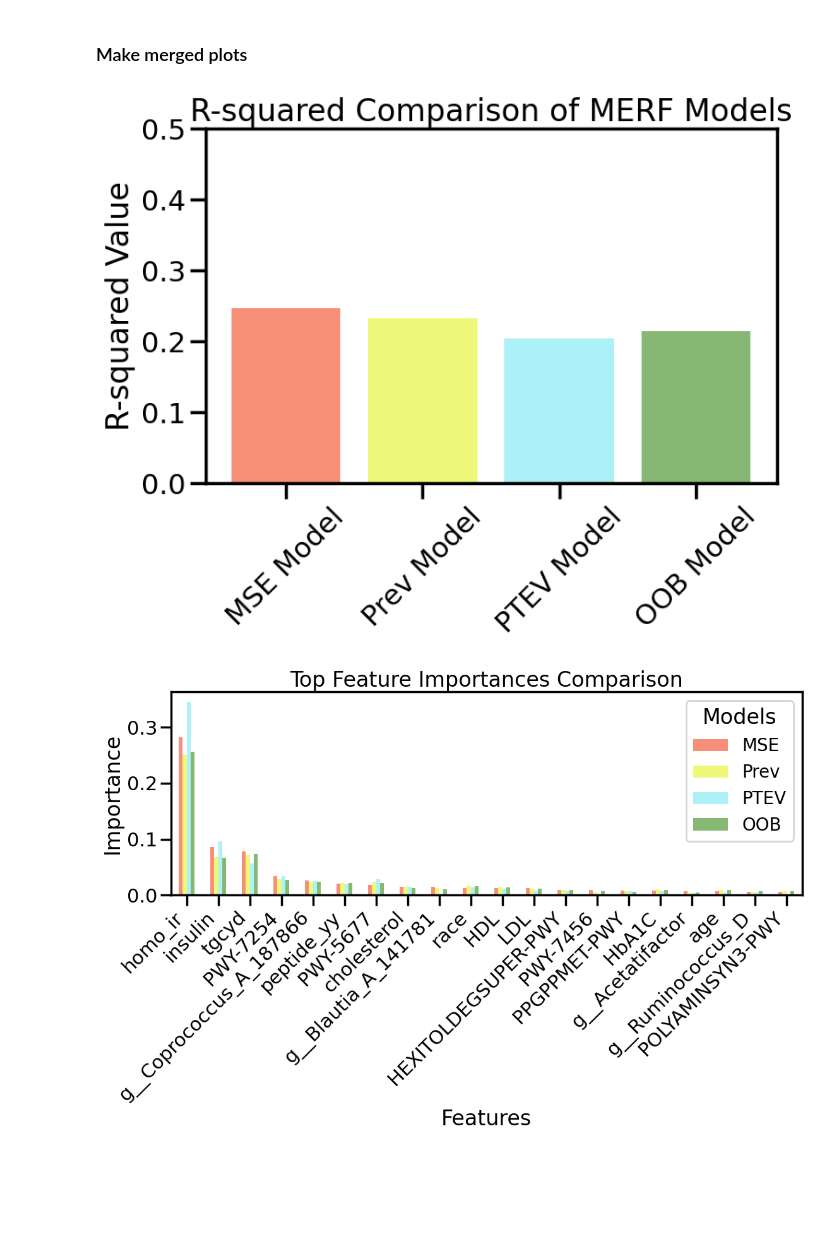
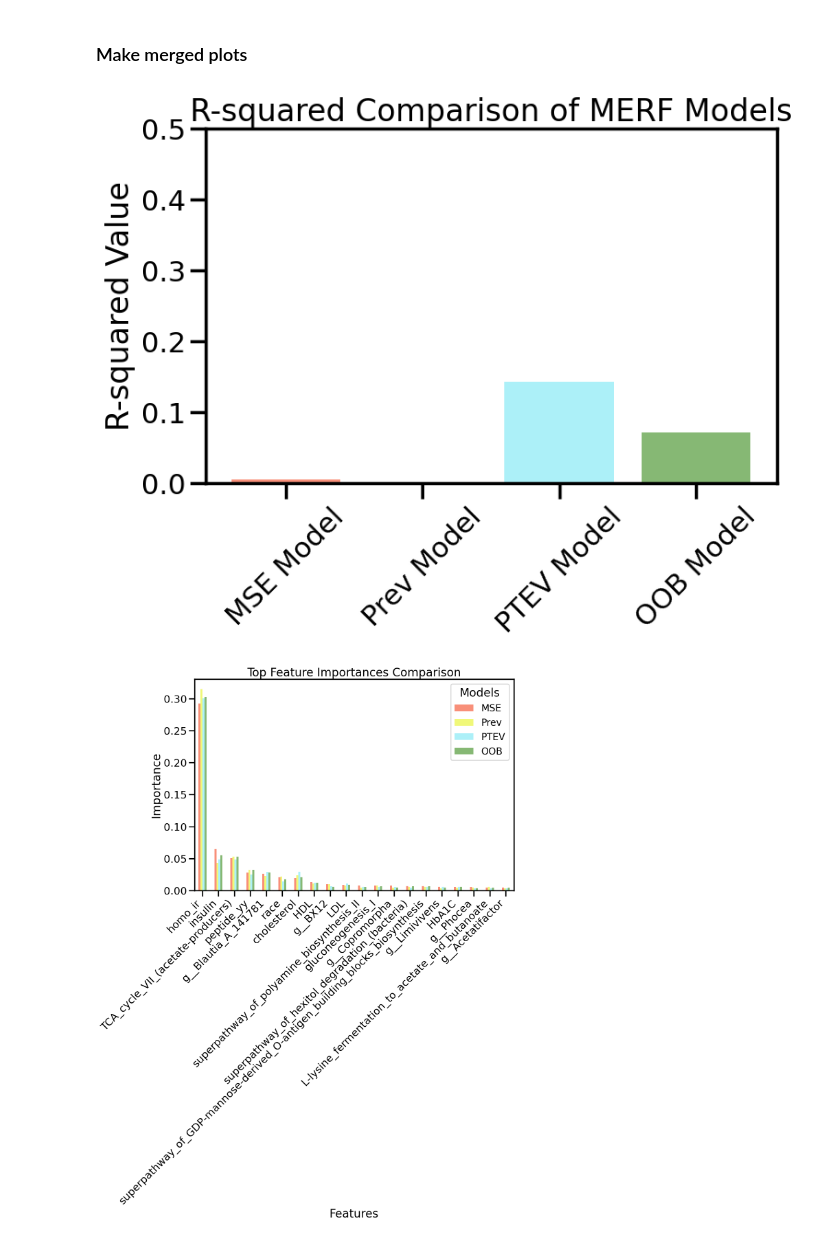
Before and after one commit to emilynyeo/multiomic_drift, a Jupyter notebook: play_scripts/2.models/merf_python/tuned_models/7.all_omic_tuned_2ranges.ipynb, the cells around one changed output. Cells and saved outputs as stored; diff of their text form; code cells hidden in the pictures; blank space fills up the shorter version.

```diff
--- a/play_scripts/2.models/merf_python/tuned_models/7.all_omic_tuned_2ranges.ipynb
+++ b/play_scripts/2.models/merf_python/tuned_models/7.all_omic_tuned_2ranges.ipynb
@@ -27,5 +27,5 @@ df_dir = "/Users/emily/projects/research/Stanislawski/comps/mutli-omic-predictio
 os.makedirs(output_dir, exist_ok=True)
 
 m1_dir = "/Users/emily/projects/research/Stanislawski/comps/mutli-omic-predictions/zachs_rerun/drift_fs/csv/all_omic_processed_data/deltas/"
-test = read_data(m1_dir, "jan30_all_delta_test_imp_varcheck.csv")
-train = read_data(m1_dir, "jan30_all_delta_train_imp_varcheck.csv")
+test = read_data(m1_dir, "feb20_all_delta_test.csv")
+train = read_data(m1_dir, "feb20_all_delta_train.csv")
@@ -32,5 +38,6 @@ train = read_data(m1_dir, "jan30_all_delta_train_imp_varcheck.csv")
 # %%
-columns_to_drop = ['Weight', 'CRP', 'ghrelin','leptin']
+columns_to_drop = ['Weight', 'CRP', 'ghrelin','leptin', 'age.x''peptide_yy', 'tgcyd', 'bmi_prs', 'age.y',
+                   'outcome_wt_fnl', 'outcome_BMI_fnl', 'Glucose','HOMA_IR', 'Insulin_endo', 'HDL_Total_Direct_lipid', 'LDL_Calculated', 'Triglyceride_lipid']
 train = train.drop([col for col in columns_to_drop if col in train.columns], axis=1)
 test = test.drop([col for col in columns_to_drop if col in test.columns], axis=1)
 
@@ -92,7 +99,7 @@ X data:
 # %% [markdown]
 ### Read in fine tuning params
 # %%
-df = pd.read_csv(os.path.join(df_dir, 'jan30_2times_all_omic_deltas_BMI_remove_time_var_imputed_swapped.csv'))
+df = pd.read_csv(os.path.join(df_dir, 'feb20_2times_omic_deltas_BMI.csv'))
 
 # the line below filters out certain folds
 # df = df[df['n_splits'] == 5]
@@ -305,12 +311,0 @@ INFO     [merf.py:307] Training GLL is 42.9380683438593 at iteration 10.
-# %%
-plot_merf_training_stats(mrf_mse)
-plt.savefig(os.path.join(output_dir, 'jan31_2time_deltas_tuned_mse_merf_metrics_all.png'), dpi=300, bbox_inches='tight')
-
-plot_merf_training_stats(mrf_prev)
-plt.savefig(os.path.join(output_dir, 'jan31_2time_deltas_tuned_prev_merf_metrics_all.png'), dpi=300, bbox_inches='tight')
-
-plot_merf_training_stats(mrf_ptev)
-plt.savefig(os.path.join(output_dir, 'jan31_2time_deltas_tuned_ptev_merf_metrics_all.png'), dpi=300, bbox_inches='tight')
-
-plot_merf_training_stats(mrf_oob)
-plt.savefig(os.path.join(output_dir, 'jan31_2time_deltas_tuned_oob_merf_metrics_all.png'), dpi=300, bbox_inches='tight')
@@ -531,43 +521,43 @@ plt.title('R-squared Comparison of MERF Models')
 plt.ylim(0, 0.5)
 plt.xticks(rotation=45)
 plt.savefig(os.path.join(output_dir,
-                         'r_squared_comparison_merf_models.png'),
+                         'feb20_r_squared_comparison_merf_models.png'),
                          dpi=300, bbox_inches='tight')
 plt.show()
 # %% [output]
-[figure, old version]
+[figure, new version]
 # %%
 ### Compare top feature importances between models
 color_palette = ['#F88F79', '#F0F879', '#ACF0F8', '#86B874']
 importances = {
     'MSE': mse_feature_importances,
     'Prev': prev_feature_importances,
     'PTEV': ptev_feature_importances,
     'OOB': oob_feature_importances
 }
 
 # Create a DataFrame for easier plotting
 importances_df = pd.DataFrame(importances, index=mse_feature_names)
 
 # Sort the DataFrame by importance in descending order
 importances_df = importances_df.sort_values(by=importances_df.columns.tolist(), ascending=False)
 
 # Plot top feature importances
 top_n = 20  # Number of top features to display
 importances_df.head(top_n).plot(kind='bar',
                                 figsize=(12, 8),
                                 color=color_palette)
 plt.title('Top Feature Importances Comparison')
 plt.ylabel('Importance')
 plt.xlabel('Features')
 plt.xticks(rotation=45, ha='right')  # Adjusted rotation and horizontal alignment to reduce overlap
 plt.legend(title='Models',
            loc='upper right',
            fontsize='small')  # Adjusted legend position to top right corner and made it smaller
 plt.tight_layout()
 plt.savefig(os.path.join(output_dir,
-                         'top_feature_importances_comparison.png'),
+                         'feb20_top_feature_importances_comparison.png'),
                          dpi=300, bbox_inches='tight')
 plt.show()
 # %% [output]
-[figure, old version]
+[figure, new version]
```
Also changed, not shown: parts of 15 cells of this notebook, 11 other files.
